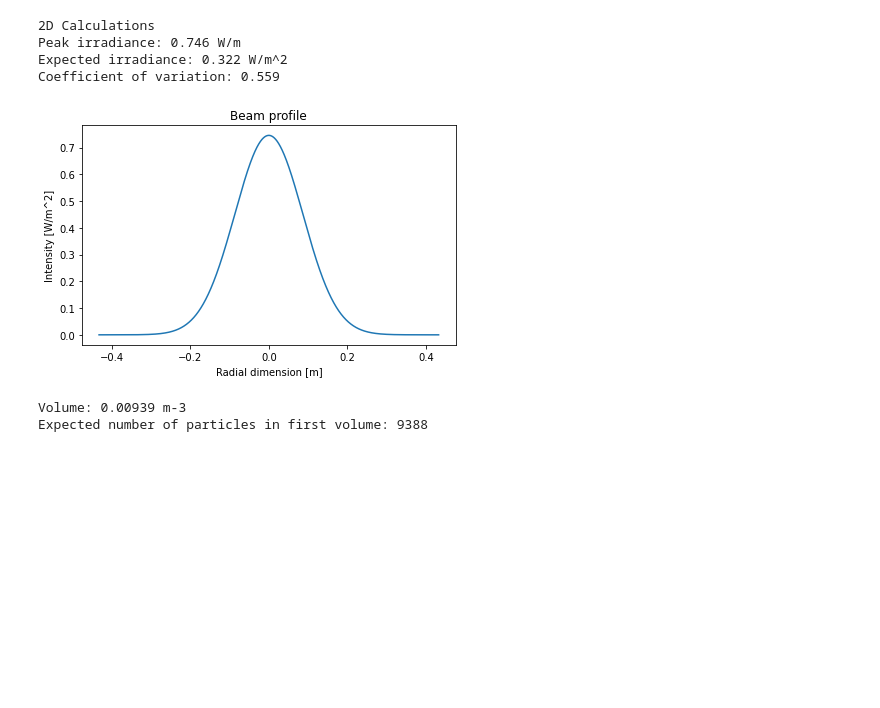
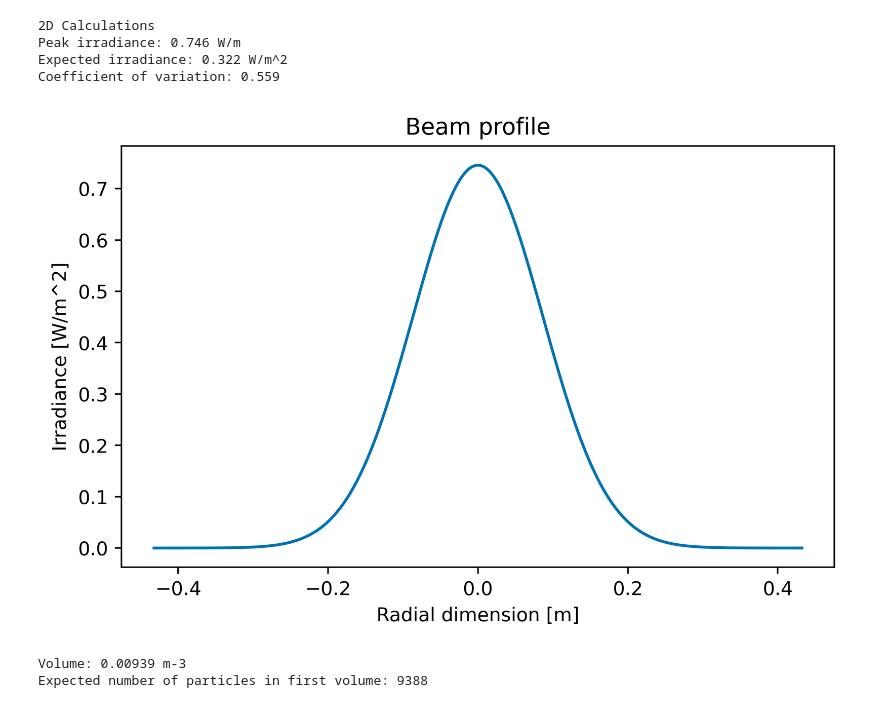
Before and after one commit to gkirchhoff32/Cloud-Measurements, a Jupyter notebook: project_meas_cloud_refactor/simulation/discrete_scatter_error.ipynb, the cells around one changed output. Cells and saved outputs as stored; diff of their text form; code cells hidden in the pictures; blank space fills up the shorter version.

```diff
--- a/project_meas_cloud_refactor/simulation/discrete_scatter_error.ipynb
+++ b/project_meas_cloud_refactor/simulation/discrete_scatter_error.ipynb
@@ -164,19 +166,19 @@ Coefficient of variation: 0.559
 # %%
 # Plot transverse beam profile
 r = np.linspace(-5*sigma, 5*sigma, 100000)
 
 f = I_0 * np.exp(-r**2/2/sigma**2)  # [W/m^2]
 
-fig = plt.figure()
+fig = plt.figure(dpi=400)
 ax = fig.add_subplot(111)
 ax.plot(r, f)
 ax.set_xlabel('Radial dimension [m]')
-ax.set_ylabel('Intensity [W/m^2]')
+ax.set_ylabel('Irradiance [W/m^2]')
 ax.set_title('Beam profile')
 plt.tight_layout()
 plt.show()
 # %% [output]
-[figure, old version]
+[figure, new version]
 # %%
 # Pick a typical scene
 
```
Also changed, not shown: parts of 11 cells of this notebook.
